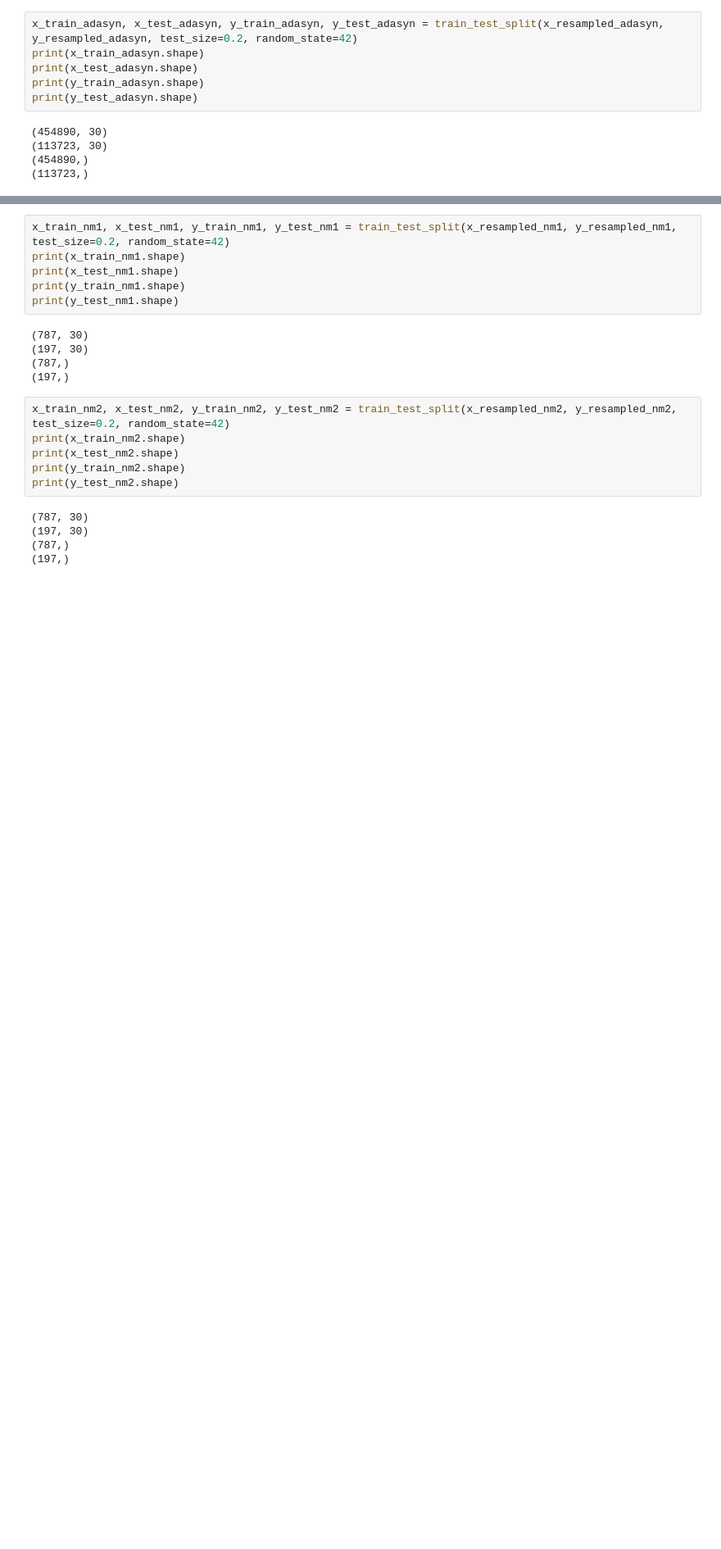
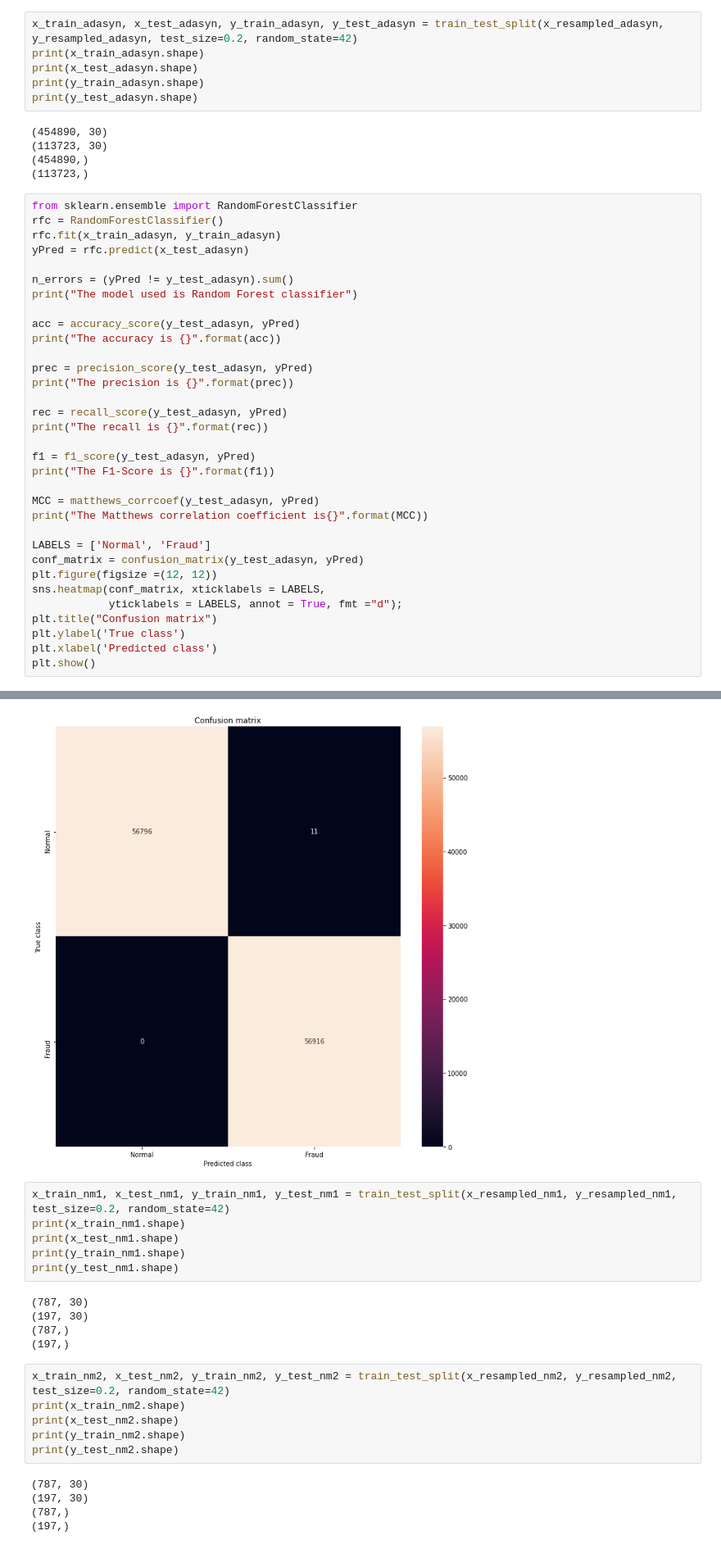
Before and after one commit to MarsWangyang/Credit-Card-Fraud-Detection, a Jupyter notebook: creditcard.ipynb, the cells around one changed output, grey strips where cells are left out. Shown at 82% size. Cells and saved outputs as stored; diff of their text form; blank space fills up the shorter version.

```diff
--- a/creditcard.ipynb
+++ b/creditcard.ipynb
@@ -696,3 +699,37 @@ print(y_test_adasyn.shape)
 (113723, 30)
 (454890,)
 (113723,)
+# %%
+from sklearn.ensemble import RandomForestClassifier
+rfc = RandomForestClassifier()
+rfc.fit(x_train_adasyn, y_train_adasyn)
+yPred = rfc.predict(x_test_adasyn)
+
+n_errors = (yPred != y_test_adasyn).sum()
+print("The model used is Random Forest classifier")
+
+acc = accuracy_score(y_test_adasyn, yPred)
+print("The accuracy is {}".format(acc))
+
+prec = precision_score(y_test_adasyn, yPred)
+print("The precision is {}".format(prec))
+
+rec = recall_score(y_test_adasyn, yPred)
+print("The recall is {}".format(rec))
+
+f1 = f1_score(y_test_adasyn, yPred)
+print("The F1-Score is {}".format(f1))
+
+MCC = matthews_corrcoef(y_test_adasyn, yPred)
+print("The Matthews correlation coefficient is{}".format(MCC))
+
+LABELS = ['Normal', 'Fraud']
+conf_matrix = confusion_matrix(y_test_adasyn, yPred)
+plt.figure(figsize =(12, 12))
+sns.heatmap(conf_matrix, xticklabels = LABELS,
+            yticklabels = LABELS, annot = True, fmt ="d");
+plt.title("Confusion matrix")
+plt.ylabel('True class')
+plt.xlabel('Predicted class')
+plt.show()
+# %% [output]
@@ -699,3 +742,4 @@ print(y_test_adasyn.shape)
+[figure, added]
 # %%
 x_train_nm1, x_test_nm1, y_train_nm1, y_test_nm1 = train_test_split(x_resampled_nm1, y_resampled_nm1, test_size=0.2, random_state=42)
 print(x_train_nm1.shape)
```
Also changed, not shown: parts of 10 cells of this notebook.
